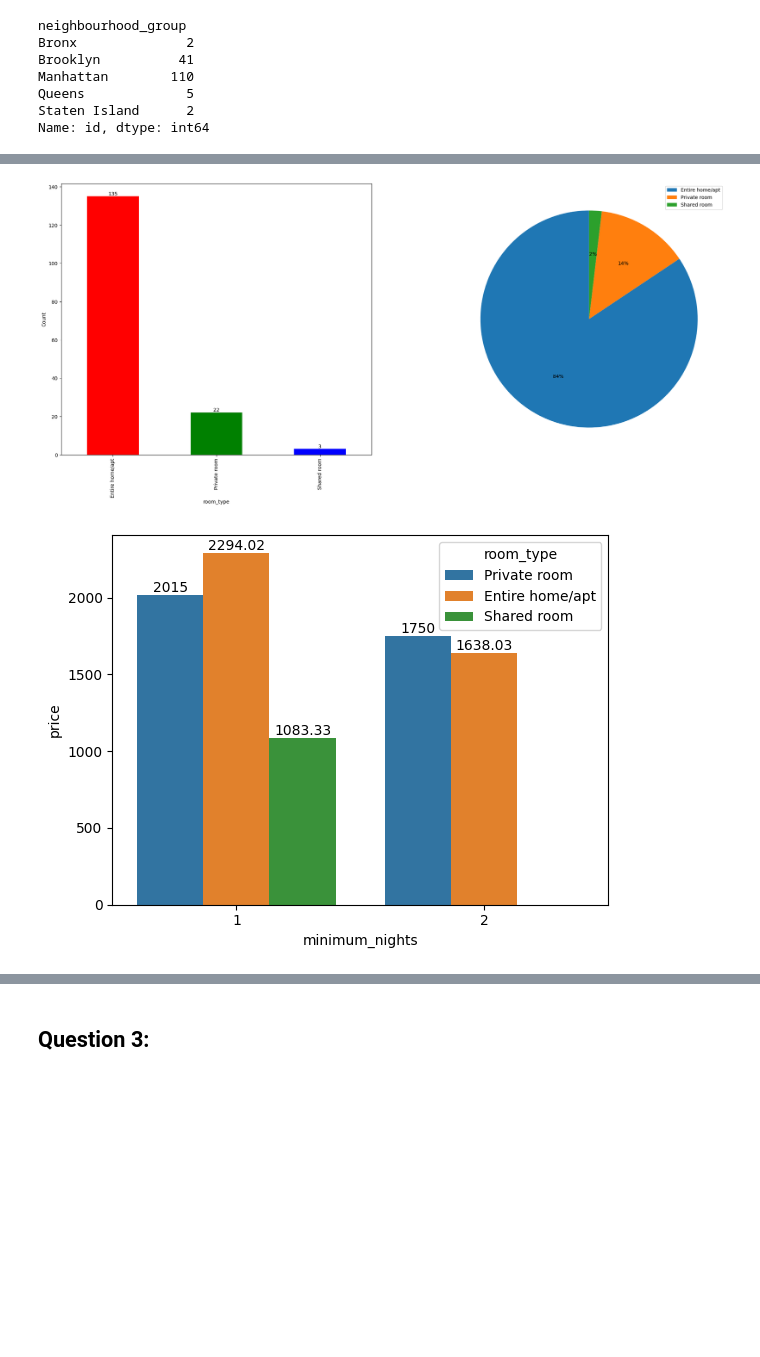
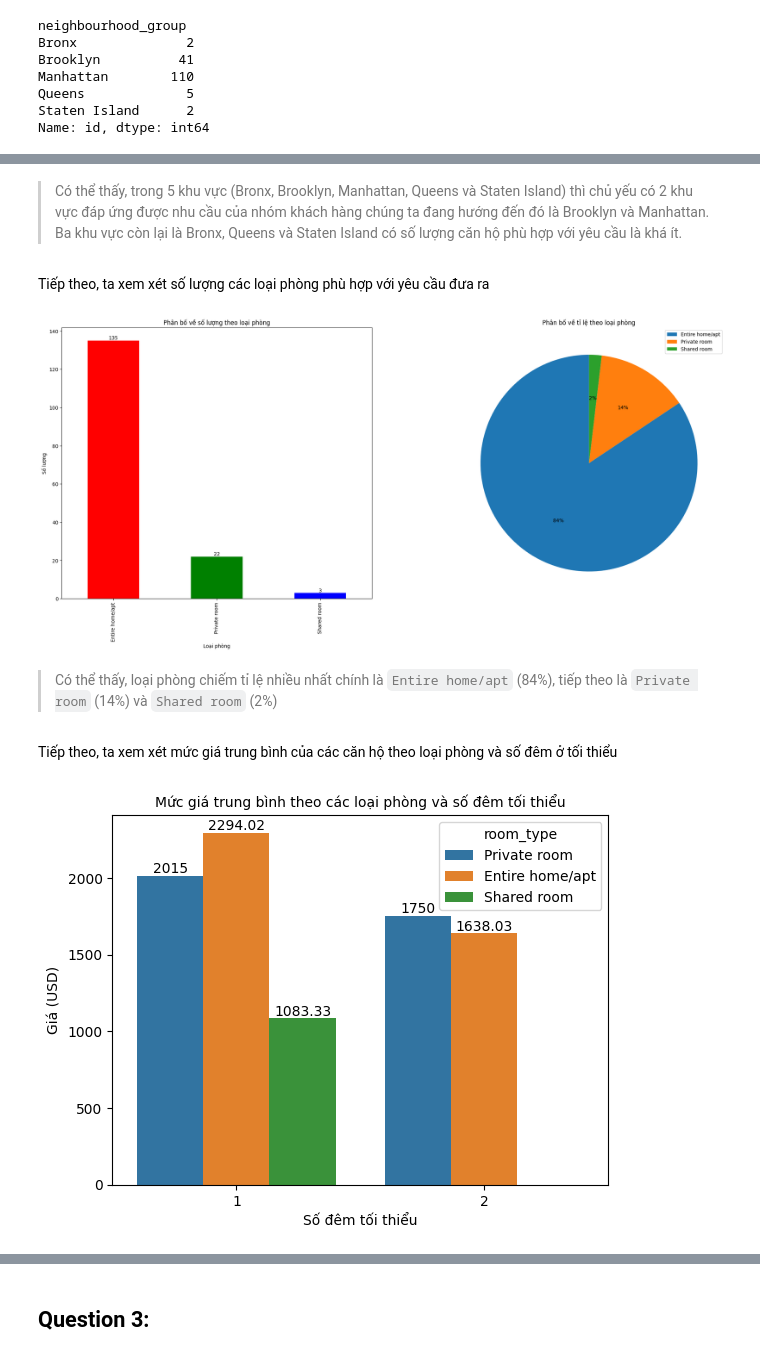
Before and after one commit to Gabien21/CSC17104_P4DS_final_project, a Jupyter notebook: Project/3_Asking_meaningful_questions.ipynb, the cells around one changed output, grey strips where cells are left out. Cells and saved outputs as stored; diff of their text form; code cells hidden in the pictures; blank space fills up the shorter version.

```diff
--- a/Project/3_Asking_meaningful_questions.ipynb
+++ b/Project/3_Asking_meaningful_questions.ipynb
@@ -170,20 +181,35 @@ plt.show()
+# %% [markdown]
+> Có thể thấy, trong 5 khu vực (Bronx, Brooklyn, Manhattan, Queens và Staten Island) thì chủ yếu có 2 khu vực đáp ứng được nhu cầu của nhóm khách hàng chúng ta đang hướng đến đó là Brooklyn và Manhattan. Ba khu vực còn lại là Bronx, Queens và Staten Island có số lượng căn hộ phù hợp với yêu cầu là khá ít.
+# %% [markdown]
+Tiếp theo, ta xem xét số lượng các loại phòng phù hợp với yêu cầu đưa ra
 # %%
 fig, axes = plt.subplots(1,2,figsize=(25,10))
 
 df_satisfied['room_type'].value_counts().plot(kind='bar', ax=axes[0], color=['red', 'green', 'blue'])
 axes[0].bar_label(axes[0].containers[0])
 axes[0].set_ylabel('Count')
+axes[0].set_title('Phân bố về số lượng theo loại phòng')
+axes[0].set_xlabel('Loại phòng')
+axes[0].set_ylabel('Số lượng')
 
 df_satisfied['room_type'].value_counts().plot(kind='pie', ax=axes[1], legend=True, labels=None, autopct='%1.f%%', startangle=90)
 axes[1].set_ylabel(None)
+axes[1].set_title('Phân bố về tỉ lệ theo loại phòng')
 plt.show()
 # %% [output]
-[figure, old version]
+[figure, new version]
+# %% [markdown]
+> Có thể thấy, loại phòng chiếm tỉ lệ nhiều nhất chính là `Entire home/apt` (84%), tiếp theo là `Private room` (14%) và `Shared room` (2%)
+# %% [markdown]
+Tiếp theo, ta xem xét mức giá trung bình của các căn hộ theo loại phòng và số đêm ở tối thiểu
 # %%
 ax = sns.barplot(data=df_satisfied, x = 'minimum_nights', y = 'price', hue='room_type', errorbar=None)
 ax.bar_label(ax.containers[0])
 ax.bar_label(ax.containers[1])
 ax.bar_label(ax.containers[2])
+ax.set_title('Mức giá trung bình theo các loại phòng và số đêm tối thiểu', fontsize=10)
+ax.set_xlabel('Số đêm tối thiểu')
+ax.set_ylabel('Giá (USD)')
 plt.show()
 # %% [output]
-[figure, old version]
+[figure, new version]
```
Also changed, not shown: parts of 49 cells of this notebook.
